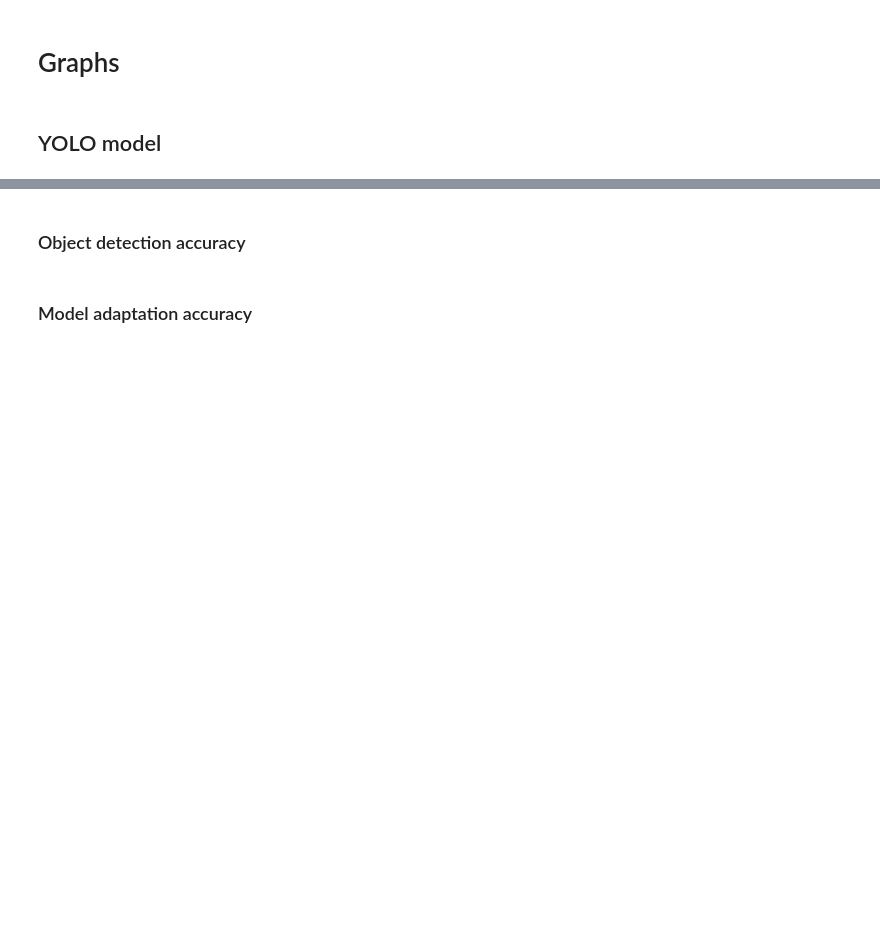
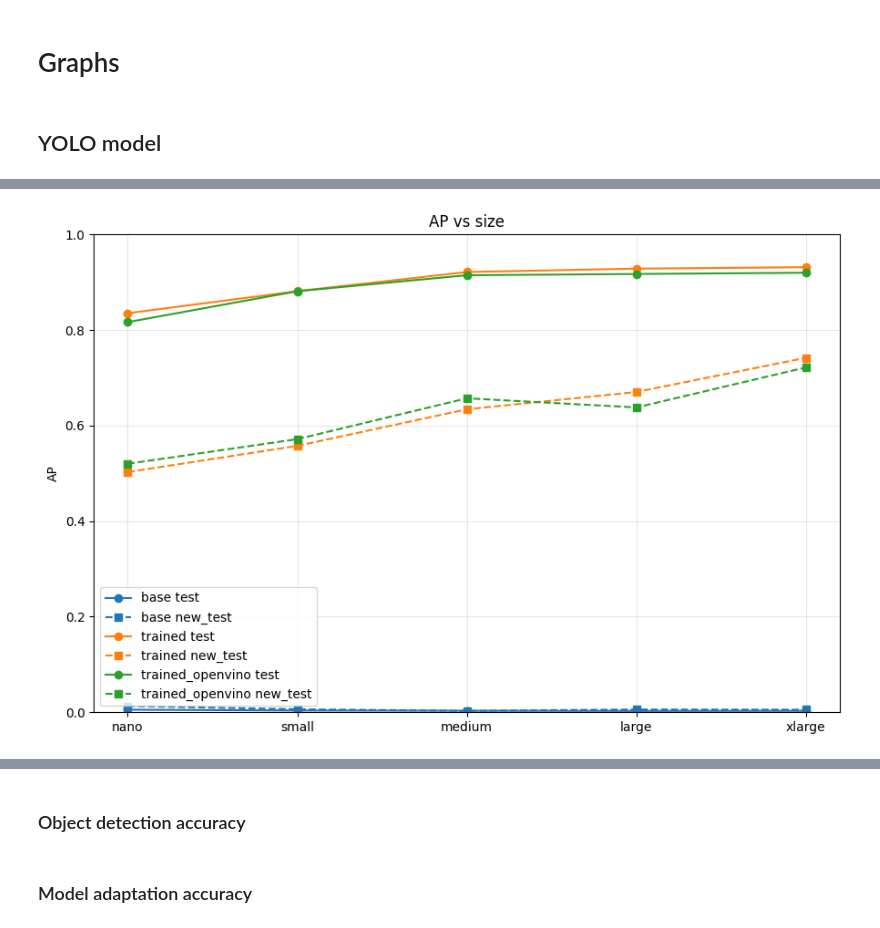
Before and after one commit to KlaidasKaralevicius/Bachelors_Thesis, a Jupyter notebook: code/test.ipynb, the cells around one changed output, grey strips where cells are left out. Drawn from its saved outputs; the diff is of its cells as text; code cells hidden in the pictures; blank space fills up the shorter version.

```diff
--- a/code/test.ipynb
+++ b/code/test.ipynb
@@ -781,0 +1179,4 @@ throttle_count: 0
+# %%
+plot_ap_vs_size()
+# %% [output]
+[figure, added]
```
Also changed, not shown: parts of 12 cells of this notebook.
